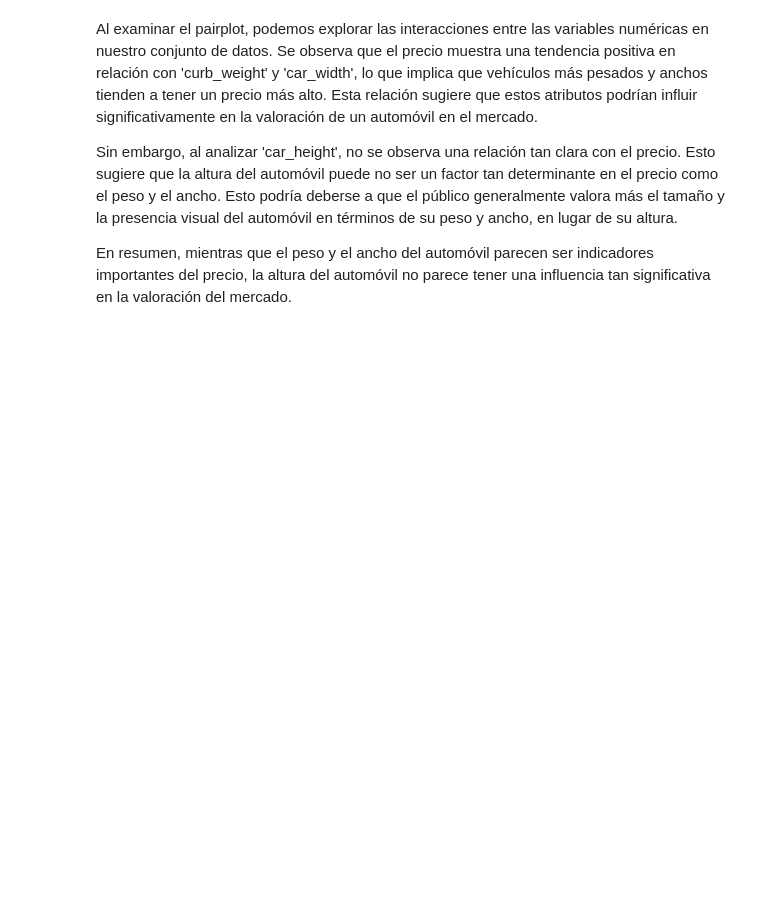
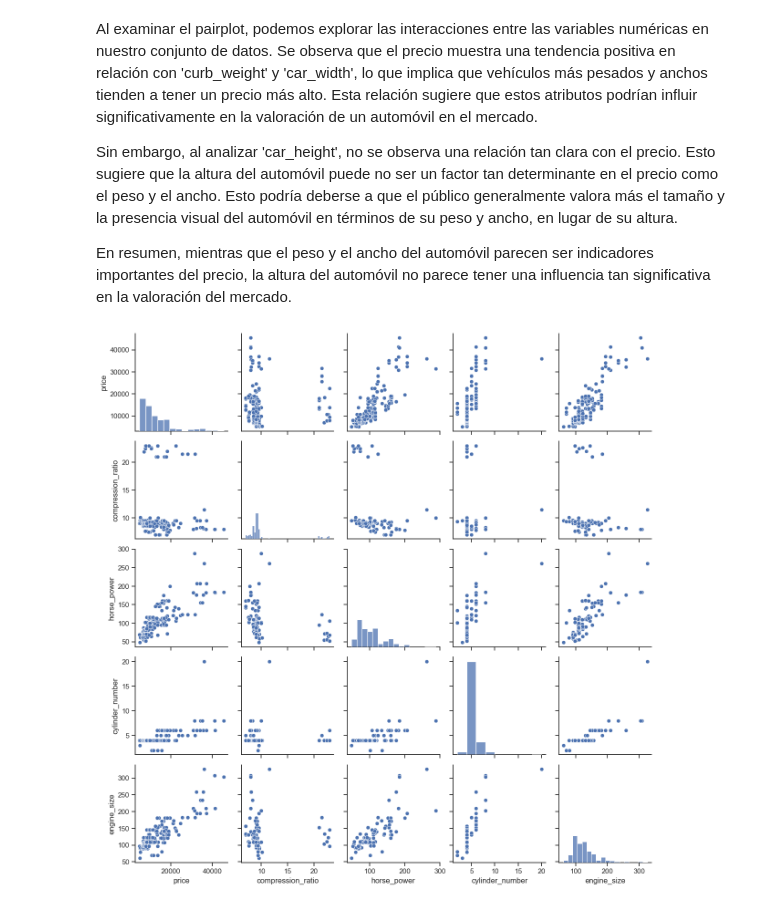
Before and after one commit to Gabean01/Proyecto-Integrador-M6, a Jupyter notebook: notebooks/EDA.ipynb, the cells around one changed output. Cells and saved outputs as stored; diff of their text form; code cells hidden in the pictures; blank space fills up the shorter version.

```diff
--- a/notebooks/EDA.ipynb
+++ b/notebooks/EDA.ipynb
@@ -354,3 +354,22 @@ Al examinar el pairplot, podemos explorar las interacciones entre las variables
 Sin embargo, al analizar 'car_height', no se observa una relación tan clara con el precio. Esto sugiere que la altura del automóvil puede no ser un factor tan determinante en el precio como el peso y el ancho. Esto podría deberse a que el público generalmente valora más el tamaño y la presencia visual del automóvil en términos de su peso y ancho, en lugar de su altura.
 
 En resumen, mientras que el peso y el ancho del automóvil parecen ser indicadores importantes del precio, la altura del automóvil no parece tener una influencia tan significativa en la valoración del mercado.
+# %%
+# Excluir la columna 'car_id'
+numeric_columns = cars.drop('car_id', axis=1).select_dtypes(include='number')
+
+# Calcular la matriz de correlacion
+correlation_matrix = numeric_columns.corr()
+
+# Crear una mascara para la mitad superior de la matriz
+mask = np.triu(np.ones_like(correlation_matrix, dtype=bool))
+
+# Configurar el estilo de la paleta de colores
+cmap = sns.diverging_palette(230, 20, as_cmap=True)
+
+# Scartter plot con colores de la matriz de correlacion
+cols = ['price', 'compression_ratio', 'horse_power', 'cylinder_number', 'engine_size']
+sns.pairplot(cars[cols], height=2.5)
+plt.show()
+# %% [output]
+[figure, added]
```
Also changed, not shown: parts of 26 cells of this notebook.
